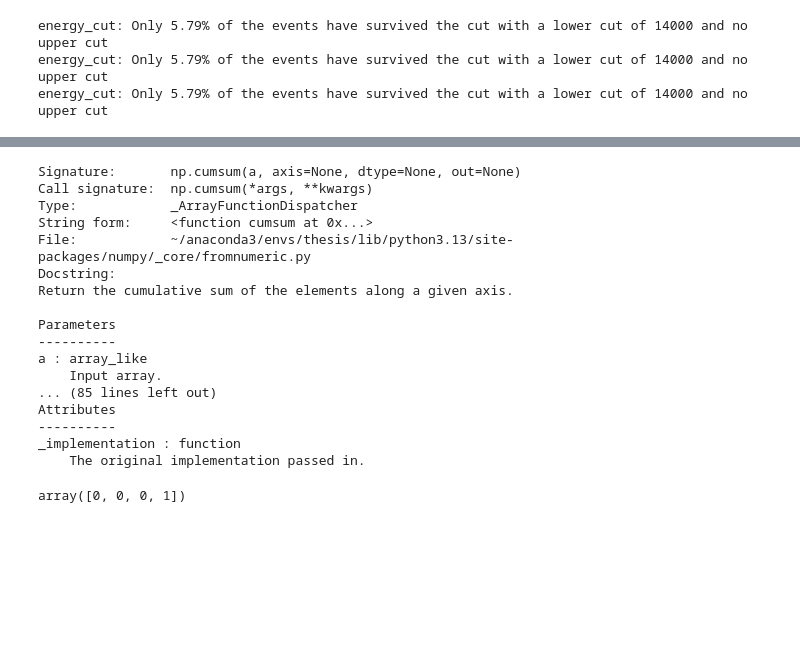
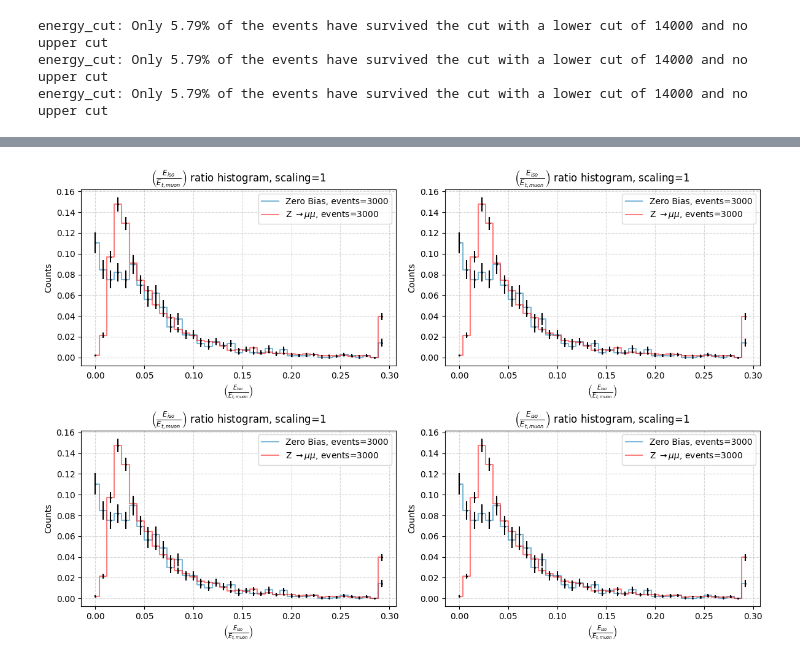
Before and after one commit to Ruba18-Code/BSc-Thesis-LVL1-trigger-for-isolated-muons-at-ATLAS, a Jupyter notebook: test.ipynb, the cells around one changed output, grey strips where cells are left out. Drawn from its saved outputs; the diff is of its cells as text; code cells hidden in the pictures; blank space fills up the shorter version.

Commit message:
Improed coolplot function to allow subplots

```diff
--- a/test.ipynb
+++ b/test.ipynb
@@ -166,20 +25,0 @@ quality_selector: Only 21.265 % of the data has been selected
-# %%
-np.cumsum?
-# %% [output]
-Signature:       np.cumsum(a, axis=None, dtype=None, out=None)
-Call signature:  np.cumsum(*args, **kwargs)
-Type:            _ArrayFunctionDispatcher
-String form:     <function cumsum at 0x...>
-File:            ~/anaconda3/envs/thesis/lib/python3.13/site-packages/numpy/_core/fromnumeric.py
-Docstring:
-Return the cumulative sum of the elements along a given axis.
-
-Parameters
-----------
-a : array_like
-    Input array.
-... (85 lines left out)
-Attributes
-----------
-_implementation : function
-    The original implementation passed in.
@@ -188,4 +26,33 @@ array=np.array([0,0,0,1])
-# %%
-np.cumsum(array)
-# %% [output]
-array([0, 0, 0, 1])
+# %%
+#Set scaling factor
+scaling=1
+#Set dr
+dr_min=0.05
+dr_max=0.35
+#Compute isolation
+res1=muon_isolation_all_events(MuonTree_ZeroBias, ZeroBias_eta, ZeroBias_phi, dr_min, dr_max, [nmin,nmax], scaling=scaling)
+res2=muon_isolation_all_events(MuonTree_Zmumu, Zmumu_eta, Zmumu_phi, dr_min, dr_max, [nmin,nmax], scaling=1)
+#Compute ratio
+data1=ak.flatten(res1)/ak.flatten(ZeroBias_pt)
+data2=ak.flatten(res2)/ak.flatten(Zmumu_pt)
+#Compute number of non empty events
+events1=ak.sum(ak.num(ZeroBias_pt) > 0)
+events2=ak.sum(ak.num(Zmumu_pt) > 0)
+#Prepare plot
+data=[data1, data2]
+bins=np.linspace(0,0.3,40)
+colors=["#0072B2", "#FD0000"]
+label1=f"Zero Bias, events={events1}"
+label2=fr"Z $\to \mu \mu$, events={events2}"
+labels=[label1, label2]
+x_label=r"$\left( \frac{E_{iso}}{E_{t,muon}} \right)$"
+y_label=r"Counts"
+title = rf"$\left( \frac{{E_{{iso}}}}{{E_{{t,muon}}}}\right)$ ratio histogram, scaling={scaling}"
+#Plot
+fig, axis = plt.subplots(2, 2, figsize=(12, 8))
+coolplot(data, bins, colors, labels, x_label, y_label, title, ax=axis[0, 0])
+coolplot(data, bins, colors, labels, x_label, y_label, title, ax=axis[0, 1])
+coolplot(data, bins, colors, labels, x_label, y_label, title, ax=axis[1, 0])
+coolplot(data, bins, colors, labels, x_label, y_label, title, ax=axis[1, 1])
+# %% [output]
+[figure, added]
```
Also changed, not shown: parts of 2 cells of this notebook, 1 other file.
